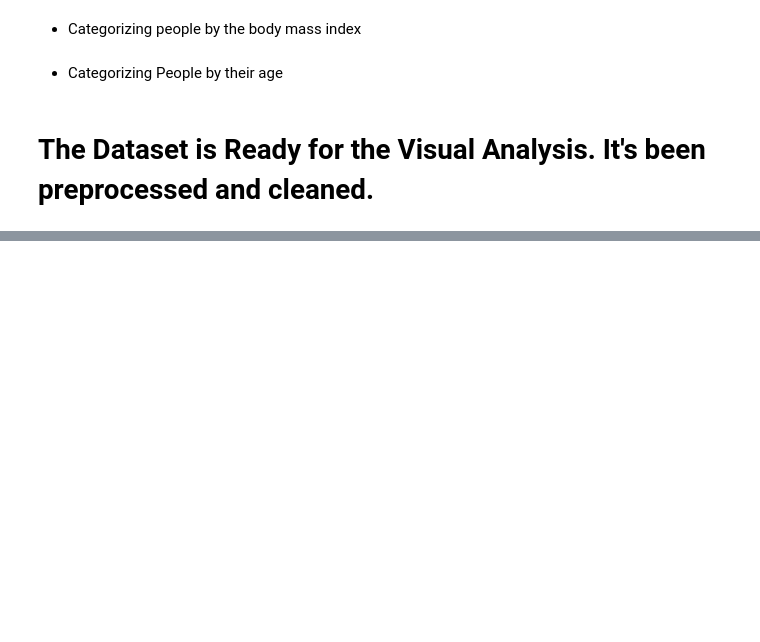
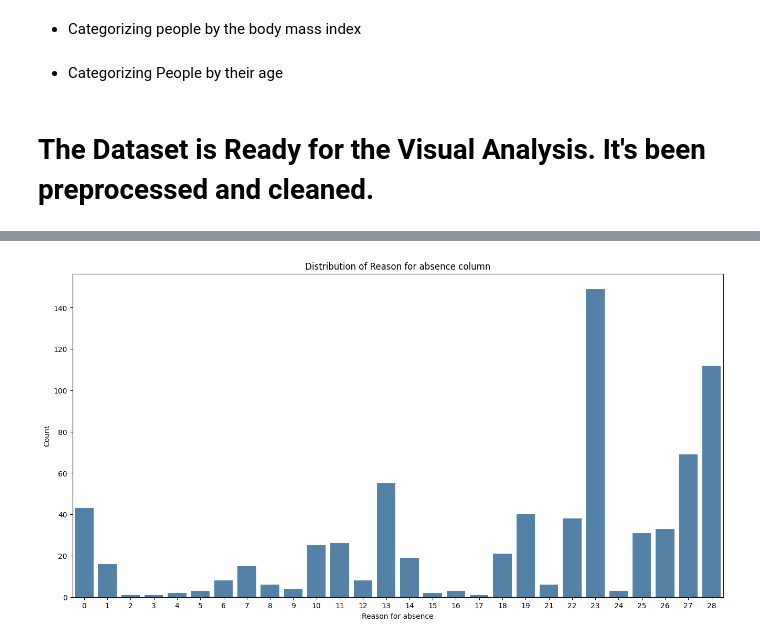
Before and after one commit to alaalmy-ahmed/Absenteeism-at-Work, a Jupyter notebook: knowing the data.ipynb, the cells around one changed output, grey strips where cells are left out. Cells and saved outputs as stored; diff of their text form; code cells hidden in the pictures; blank space fills up the shorter version.

```diff
--- a/knowing the data.ipynb
+++ b/knowing the data.ipynb
@@ -143,0 +232,13 @@ preprocessed_data['Career level'] = preprocessed_data['Age'].apply(age_categoriz
+# %%
+def plot_distribution(col, figsize=(12, 6), rotation=0, hue=None, color=None):
+    plt.figure(figsize=figsize)
+    sns.countplot(data=preprocessed_data,
+                  x=col,
+                  hue=hue,
+                  color=color)
+    plt.title(f'Distribution of {col} column')
+    plt.xlabel(f'{col}')
+    plt.ylabel('Count')
+    plt.xticks(rotation=rotation)
+    plt.savefig(f'figs/Distribution of {col} respect to {hue}.png', format='png')
+    plt.show()
@@ -143,0 +250,4 @@ preprocessed_data['Career level'] = preprocessed_data['Age'].apply(age_categoriz
+# %%
+plot_distribution('Reason for absence', figsize=(16, 8), color='steelblue')
+# %% [output]
+[figure, added]
```
Also changed, not shown: parts of 24 cells of this notebook, 46 other files.
